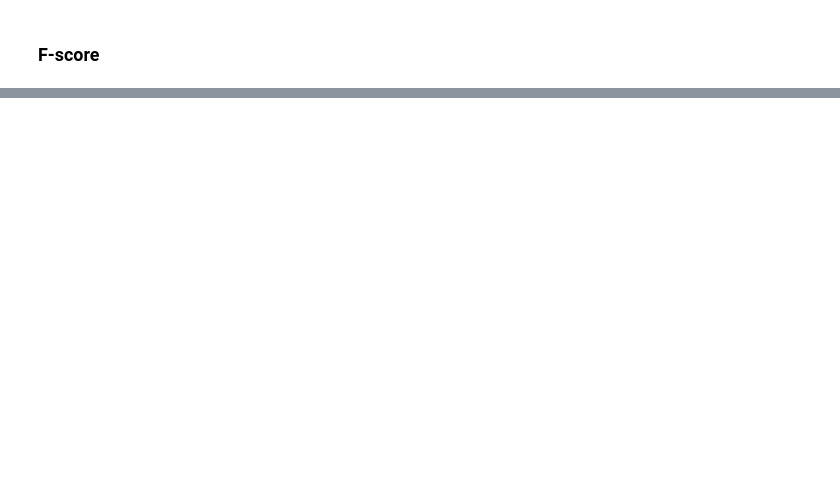
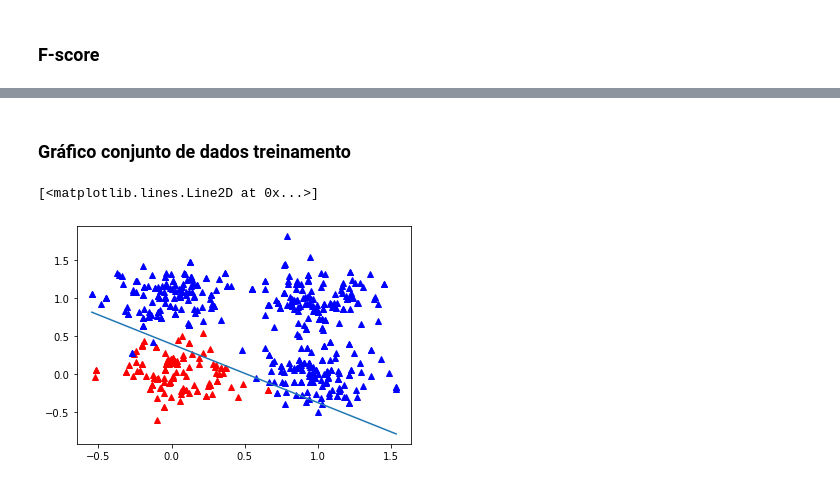
Before and after one commit to adhamlucas/supervised-learning-pp2, a Jupyter notebook: problema1.ipynb, the cells around one changed output, grey strips where cells are left out. Drawn from its saved outputs; the diff is of its cells as text; code cells hidden in the pictures; blank space fills up the shorter version.

```diff
--- a/problema1.ipynb
+++ b/problema1.ipynb
@@ -156,4 +149,5 @@ accuracy = b.get_accuracy(confusion_matrix)
 precision = b.get_precision(confusion_matrix)
 recall = b.get_recall(confusion_matrix)
 f_score = b.get_f_score(precision, recall)
+reta = b.generate_hyperplane()
 # %% [output]
@@ -207,0 +202,12 @@ print(f_score)
+# %% [markdown]
+### Gráfico conjunto de dados treinamento
+# %%
+color = ['^b', '^r']
+
+for point,y in zip(b.x_training, b.y_training):
+    plt.plot(point[0], point[1], color[int(y)])
+
+plt.plot(reta[0], reta[1])
+# %% [output]
+[<matplotlib.lines.Line2D at 0x...>]
+[figure, added]
```
Also changed, not shown: parts of 12 cells of this notebook, 1 other file.
